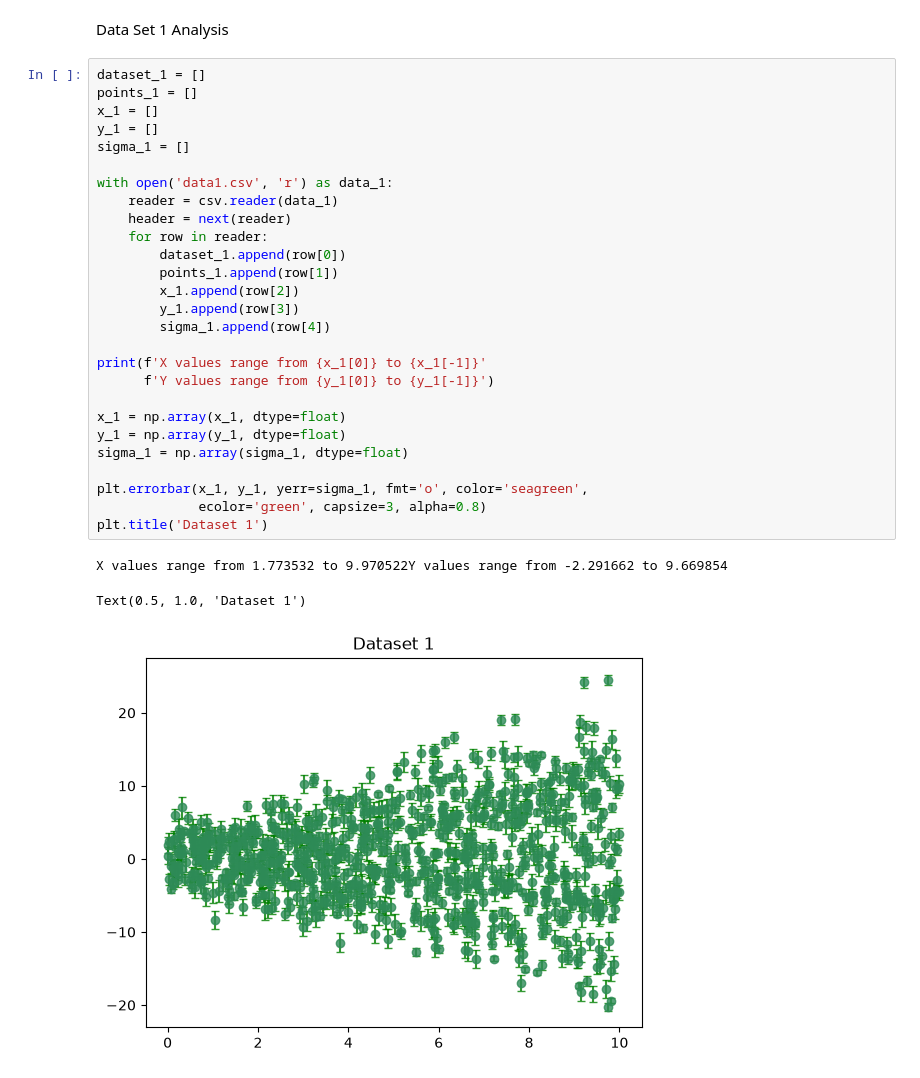
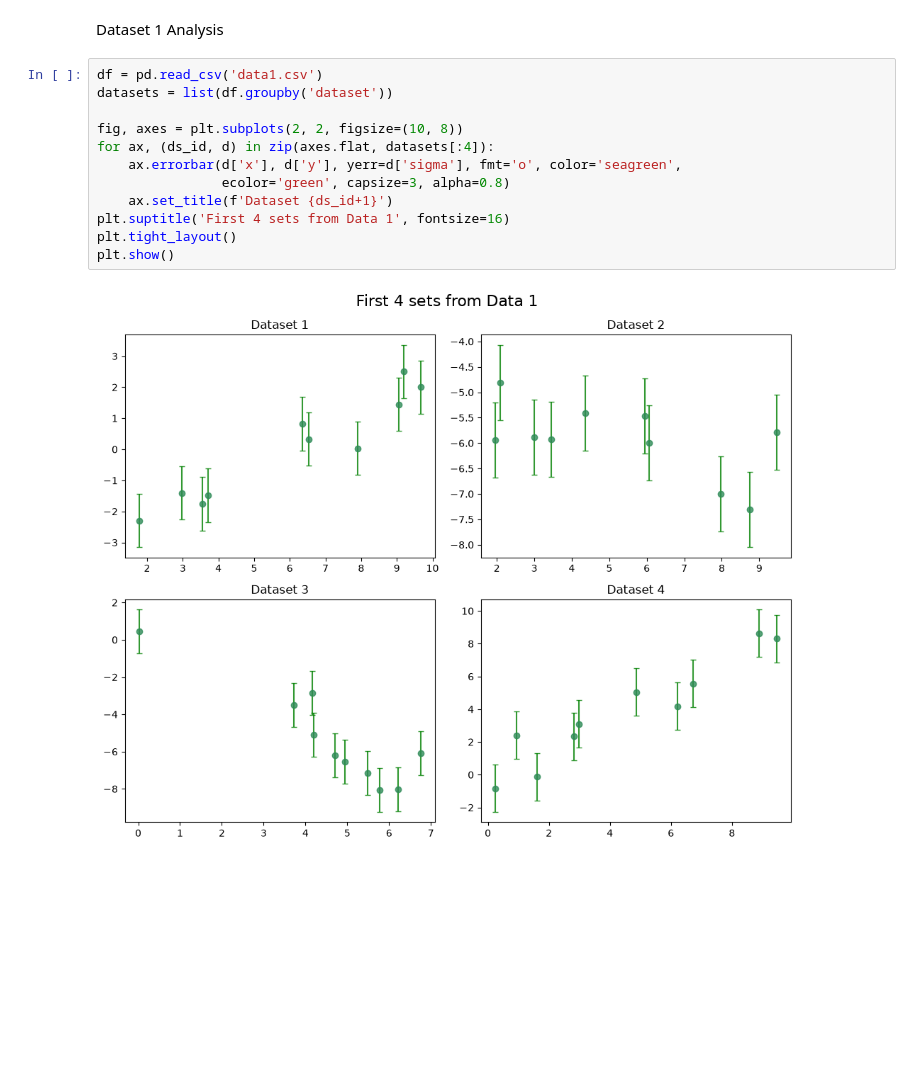
Before and after one commit to jarachisholm/SBI_clustering, a Jupyter notebook: fit_secret_lines.ipynb, the cells around one changed output. Cells and saved outputs as stored; diff of their text form; blank space fills up the shorter version.

```diff
--- a/fit_secret_lines.ipynb
+++ b/fit_secret_lines.ipynb
@@ -23,33 +24,16 @@ from sbi.analysis import pairplot
 # %% [markdown]
-Data Set 1 Analysis
+Dataset 1 Analysis
-# %%
-dataset_1 = []
-points_1 = []
-x_1 = []
-y_1 = []
-sigma_1 = []
-
-with open('data1.csv', 'r') as data_1:
-    reader = csv.reader(data_1)
-    header = next(reader)
-    for row in reader:
-        dataset_1.append(row[0])
-        points_1.append(row[1])
-        x_1.append(row[2])
-        y_1.append(row[3])
-        sigma_1.append(row[4])
-
-print(f'X values range from {x_1[0]} to {x_1[-1]}'
-      f'Y values range from {y_1[0]} to {y_1[-1]}')
-
-x_1 = np.array(x_1, dtype=float)
-y_1 = np.array(y_1, dtype=float)
-sigma_1 = np.array(sigma_1, dtype=float)
-
-plt.errorbar(x_1, y_1, yerr=sigma_1, fmt='o', color='seagreen',
-             ecolor='green', capsize=3, alpha=0.8)
-plt.title('Dataset 1')
-# %% [output]
-X values range from 1.773532 to 9.970522Y values range from -2.291662 to 9.669854
-Text(0.5, 1.0, 'Dataset 1')
-[figure, removed]
+# %%
+df = pd.read_csv('data1.csv')
+datasets = list(df.groupby('dataset'))
+
+fig, axes = plt.subplots(2, 2, figsize=(10, 8))
+for ax, (ds_id, d) in zip(axes.flat, datasets[:4]):
+    ax.errorbar(d['x'], d['y'], yerr=d['sigma'], fmt='o', color='seagreen',
+                ecolor='green', capsize=3, alpha=0.8)
+    ax.set_title(f'Dataset {ds_id+1}')
+plt.suptitle('First 4 sets from Data 1', fontsize=16)
+plt.tight_layout()
+plt.show()
+# %% [output]
+[figure, added]
```
Also changed, not shown: parts of 26 cells of this notebook.
